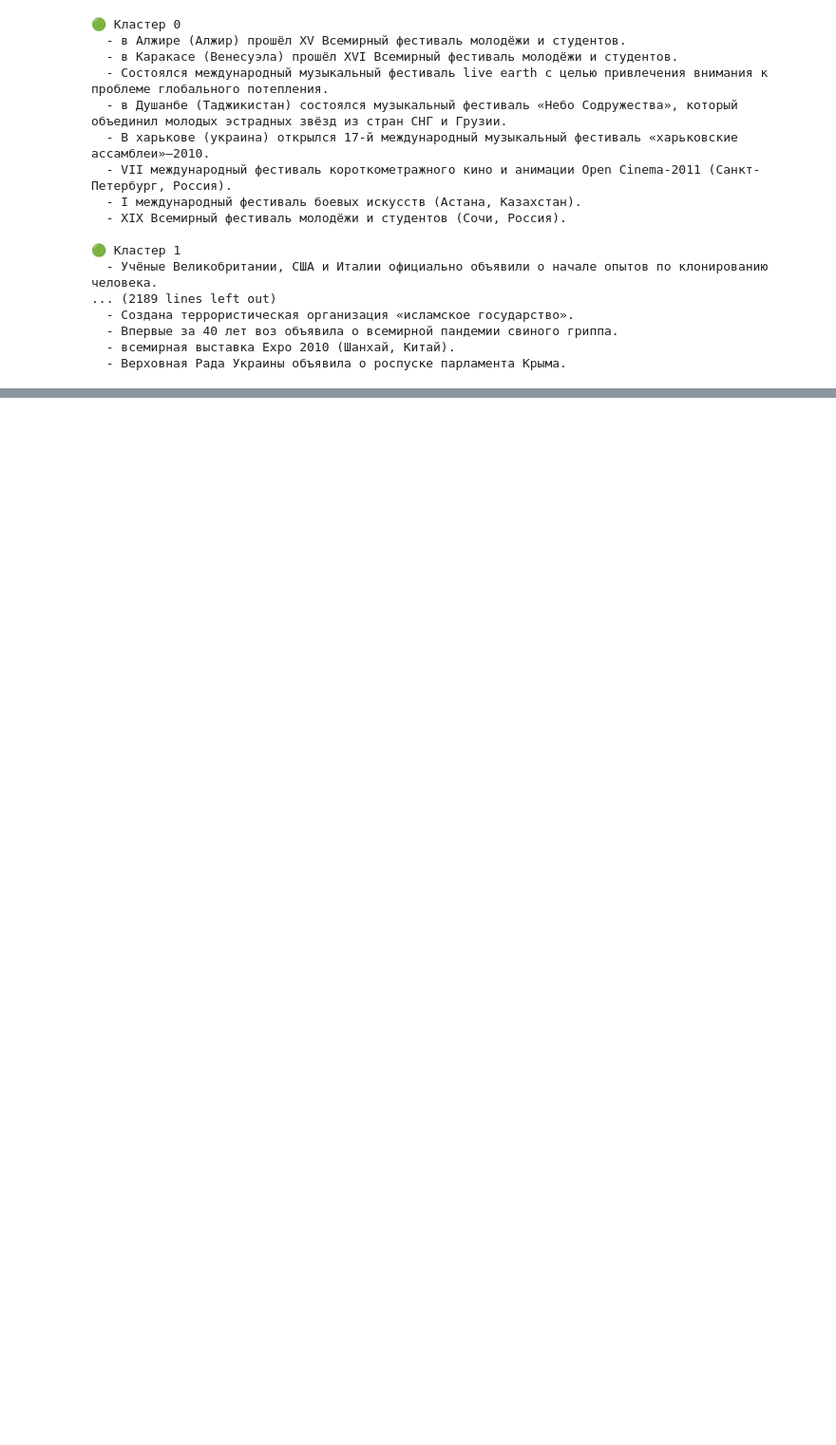
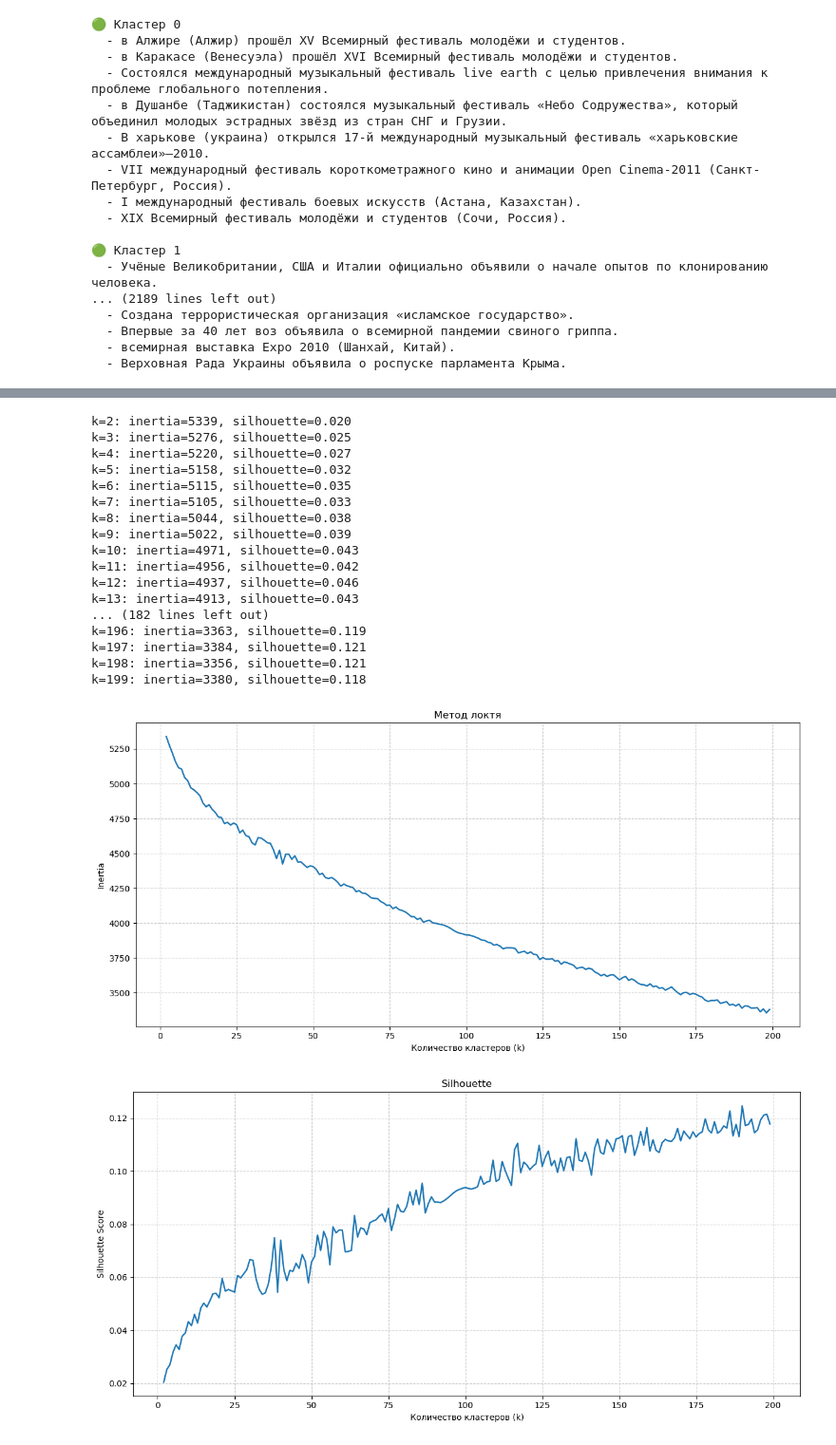
Before and after one commit to ruslooob/data-core, a Jupyter notebook: events_data_core.ipynb, the cells around one changed output, grey strips where cells are left out. Shown at 95% size. Saved outputs shown, nothing was run; the diff lists cells and outputs as text; code cells hidden in the pictures; blank space fills up the shorter version.

```diff
--- a/events_data_core.ipynb
+++ b/events_data_core.ipynb
@@ -643,5 +662,12 @@ k=199: inertia=4492, silhouette=0.041
 # %%
-k = 186  # (или то, что покажет график)
+# Пробуем первую попавшуюся модель кластеризации
+vectorizer = TfidfVectorizer(
+    max_features=5000,
+    stop_words=russian_stopwords
+)
+X = vectorizer.fit_transform(df["event"].str.lower())
+
+k = 186
 model = KMeans(n_clusters=k, random_state=42)
 df["cluster"] = model.fit_predict(X)
 
@@ -650,13 +676,6 @@ for i in range(k):
     examples = df[df["cluster"] == i]["event"].head(10)
     for e in examples:
         print("  -", e)
-
-# кластеры: фестивали, спорт (чемпионаты мира), вступление на должность (президент, премьер-министр), военные действия, теракты (взрывы), протесты (митинги, демонстрации), космическая тематика, вступление в силу закона, подписание закона, авиакатастрофы, победы на выборах (переизбрания), иннагурации, референдумы, медицина (прорывы), принятие законов, важные визиты, выделение кредита, новости технологий (apple, microsoft, google), объединение территориальных единиц, конференции, саммиты, форумы, установление дипломатических отношений, религиозные события, принятие директивы, присуждение международных наград (кинофестиваль, нобелевские премии), перепись населения,
-
-# Гиперкластеры:
-# Негатив (теракты, военные действия, катастрофы, авиакатастровы, крушения, взрывы, землятресения, ураганы, потопы, тафуны, ядерные испытания, столкновения, самосожжение, мятеж, скандалы, пандемии, покушения, казни, массовые отравления,
-
-# todo разделить страны по религиям, по частям света
 # %% [output]
 🟢 Кластер 0
   - в Алжире (Алжир) прошёл XV Всемирный фестиваль молодёжи и студентов.
@@ -677,0 +790,31 @@ for i in range(k):
+# %%
+# мы определили лучший векторизатор, теперь пробуем найти подходящее кол-во кластеров
+vectorizer = TfidfVectorizer(
+    max_features=1000,
+    ngram_range=(1, 5),
+    stop_words=russian_stopwords
+)
+X = vectorizer.fit_transform(df["event"].str.lower())
+
+# find_optimal_k(X, range(2, 200))
+# best k=190: inertia=3389, silhouette=0.125. Время выполнения 6m 28s
+# %% [output]
+k=2: inertia=5339, silhouette=0.020
+k=3: inertia=5276, silhouette=0.025
+k=4: inertia=5220, silhouette=0.027
+k=5: inertia=5158, silhouette=0.032
+k=6: inertia=5115, silhouette=0.035
+k=7: inertia=5105, silhouette=0.033
+k=8: inertia=5044, silhouette=0.038
+k=9: inertia=5022, silhouette=0.039
+k=10: inertia=4971, silhouette=0.043
+k=11: inertia=4956, silhouette=0.042
+k=12: inertia=4937, silhouette=0.046
+k=13: inertia=4913, silhouette=0.043
+... (182 lines left out)
+k=196: inertia=3363, silhouette=0.119
+k=197: inertia=3384, silhouette=0.121
+k=198: inertia=3356, silhouette=0.121
+k=199: inertia=3380, silhouette=0.118
+[figure, added]
+[figure, added]
```
Also changed, not shown: parts of 12 cells of this notebook, 38 other files.
